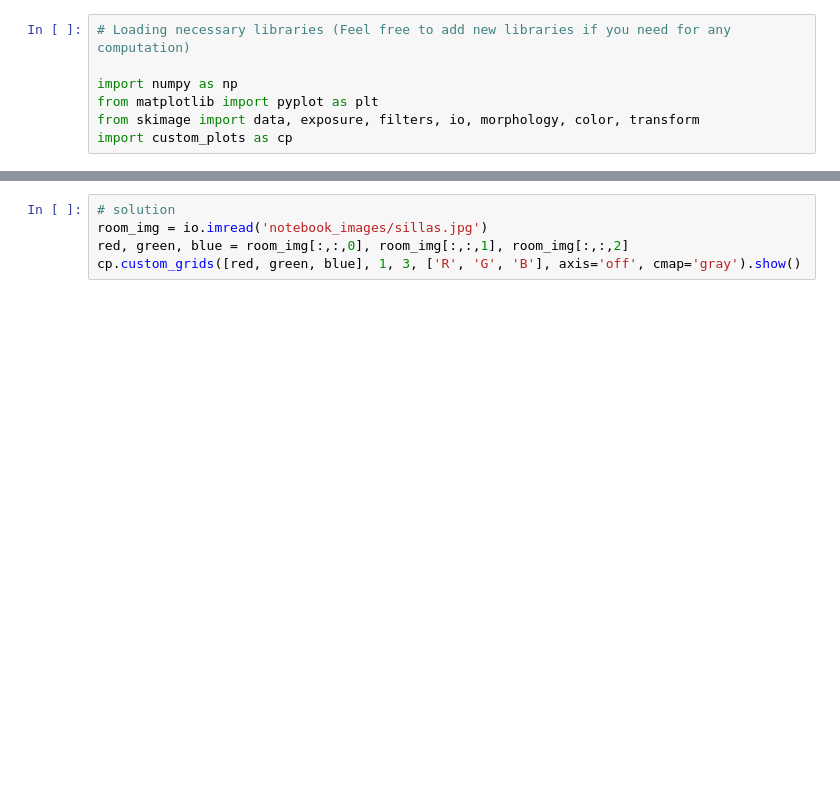
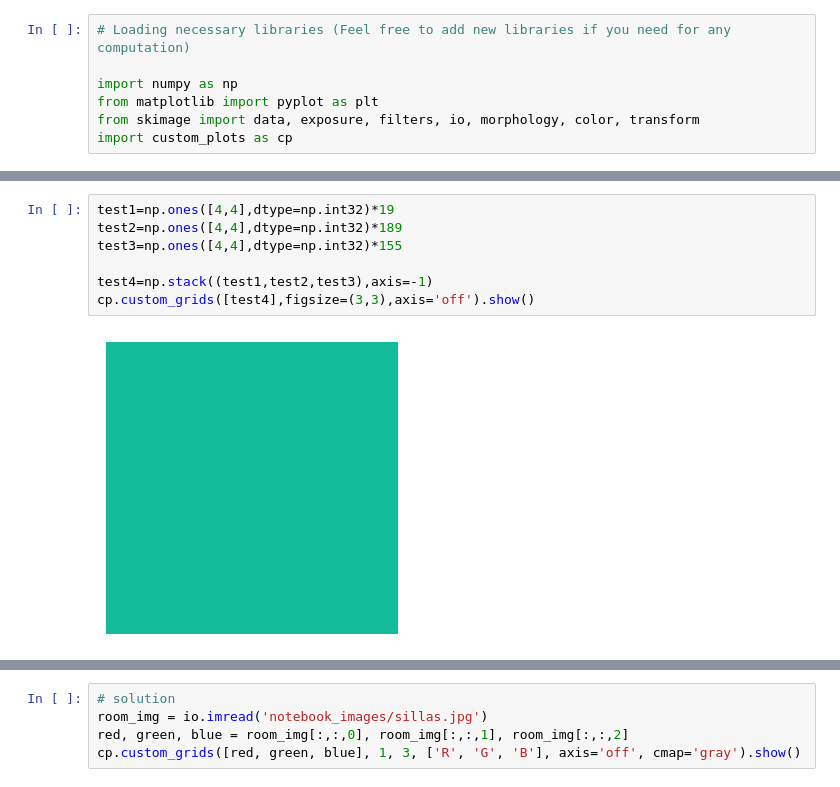
Before and after one commit to MarioROT/CV-MAI, a Jupyter notebook: Session 2/image_operators_and_filters.ipynb, the cells around one changed output, grey strips where cells are left out. Saved outputs shown, nothing was run; the diff lists cells and outputs as text; blank space fills up the shorter version.

```diff
--- a/Session 2/image_operators_and_filters.ipynb
+++ b/Session 2/image_operators_and_filters.ipynb
@@ -75,6 +75,15 @@ cp.custom_grids([img1,img2, img3],1,3, axis='off', cmap='gray', use_grid_spec=Fa
 ![color_patches.png](https://drive.google.com/uc?export=view&id=1UxmFHToC4TUjgtB7UQMbB3DM3RIZlgBZ)
 
 *Hint: Remember channels and color spaces*
+# %%
+test1=np.ones([4,4],dtype=np.int32)*19
+test2=np.ones([4,4],dtype=np.int32)*189
+test3=np.ones([4,4],dtype=np.int32)*155
+
+test4=np.stack((test1,test2,test3),axis=-1)
+cp.custom_grids([test4],figsize=(3,3),axis='off').show()
+# %% [output]
+[figure, added]
 # %%
 # solution
 # All previous created images are combined in a single array
```
Also changed, not shown: parts of 14 cells of this notebook.
